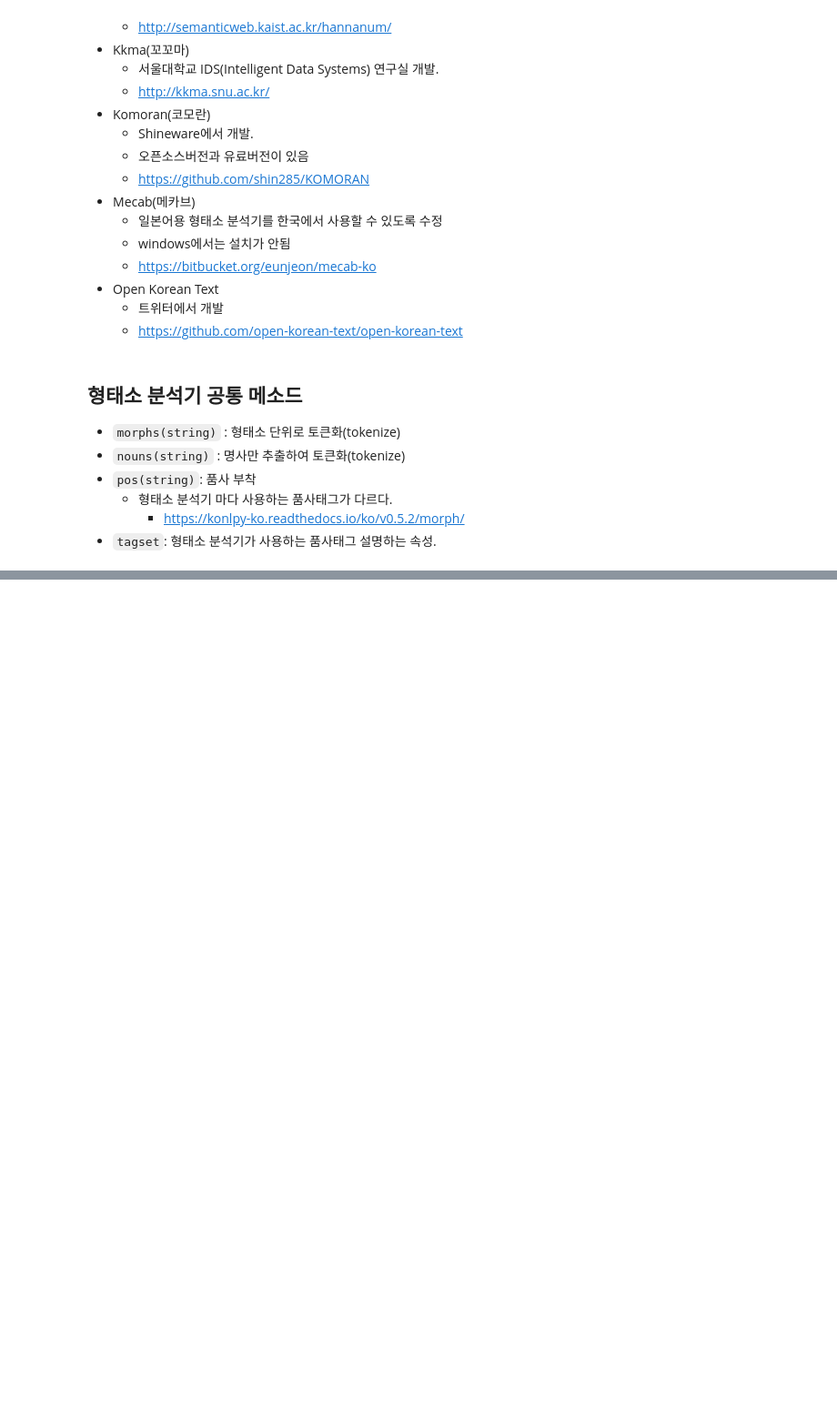
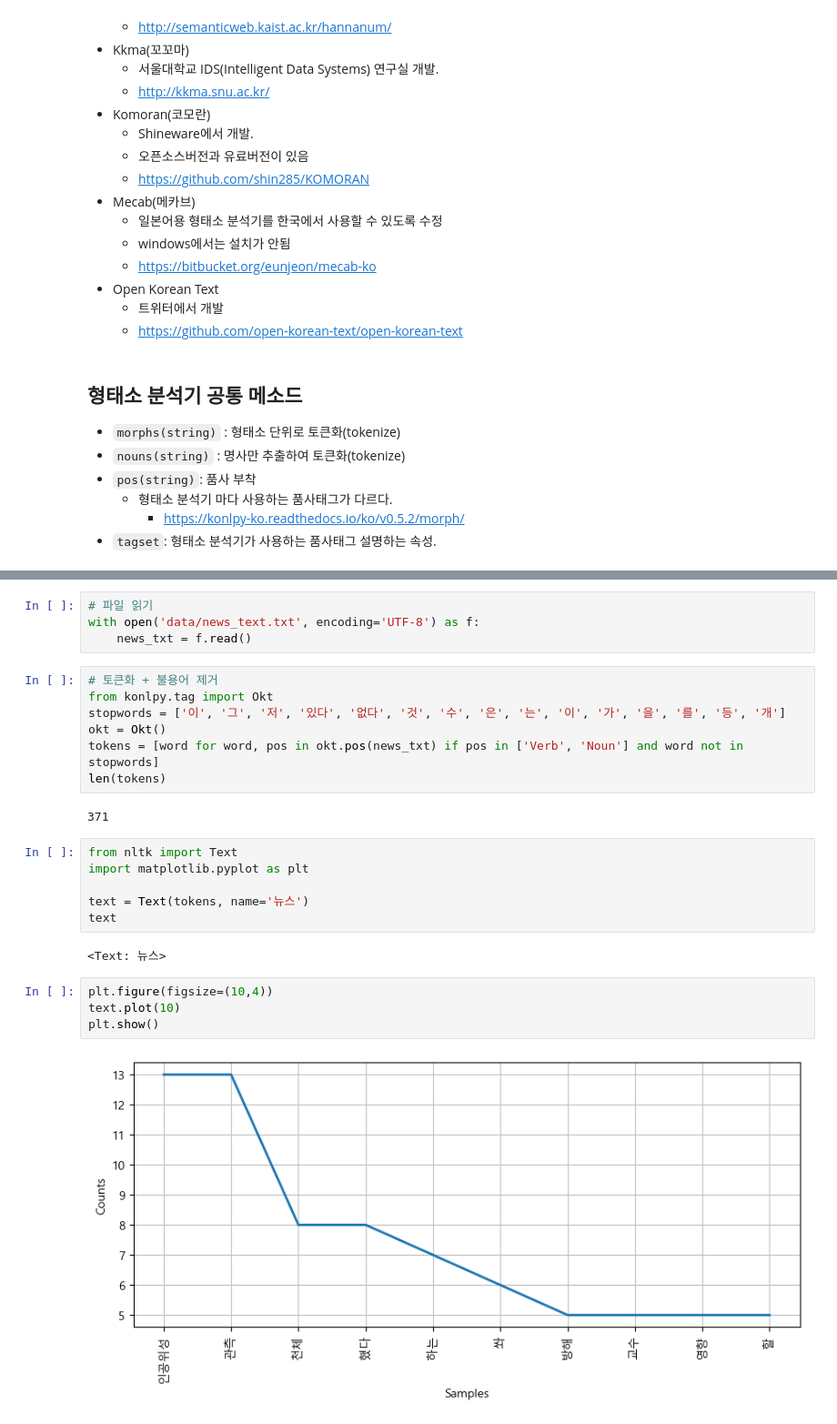
Before and after one commit to LeeJUHO127/DA-35, a Jupyter notebook: 06_NLP_Preprocessing/03_KoNLPy.ipynb, the cells around one changed output, grey strips where cells are left out. Shown at 91% size. Drawn from its saved outputs; the diff is of its cells as text; blank space fills up the shorter version.

```diff
--- a/06_NLP_Preprocessing/03_KoNLPy.ipynb
+++ b/06_NLP_Preprocessing/03_KoNLPy.ipynb
@@ -74,0 +605,27 @@ def __init__(self, dicpath='/usr/local/lib/mecab/dic/mecab-ko-dic')
+# %%
+# 파일 읽기
+with open('data/news_text.txt', encoding='UTF-8') as f:
+    news_txt = f.read()
+# %%
+# 토큰화 + 불용어 제거
+from konlpy.tag import Okt
+stopwords = ['이', '그', '저', '있다', '없다', '것', '수', '은', '는', '이', '가', '을', '를', '등', '개']
+okt = Okt()
+tokens = [word for word, pos in okt.pos(news_txt) if pos in ['Verb', 'Noun'] and word not in stopwords]
+len(tokens)
+# %% [output]
+371
+# %%
+from nltk import Text
+import matplotlib.pyplot as plt
+
+text = Text(tokens, name='뉴스')
+text
+# %% [output]
+<Text: 뉴스>
+# %%
+plt.figure(figsize=(10,4))
+text.plot(10)
+plt.show()
+# %% [output]
+[figure, added]
```
Also changed, not shown: parts of 52 cells of this notebook, 2 other files.
